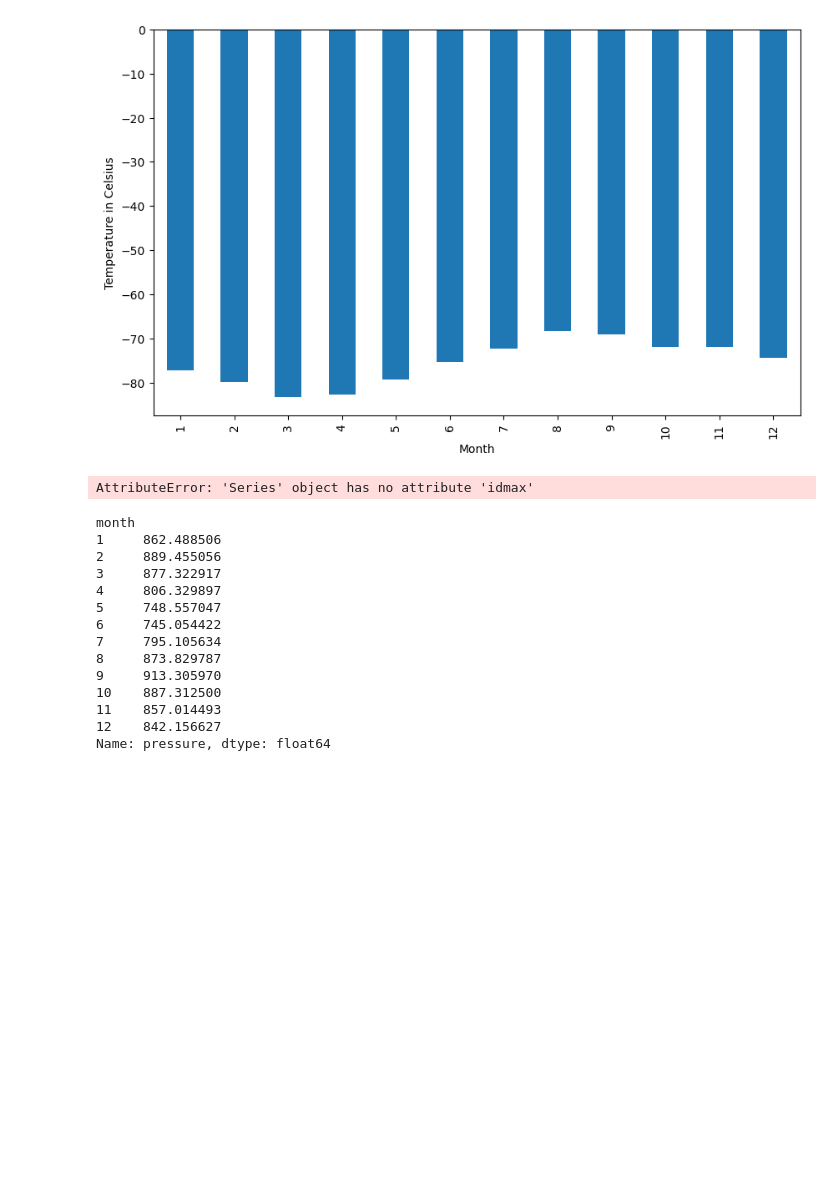
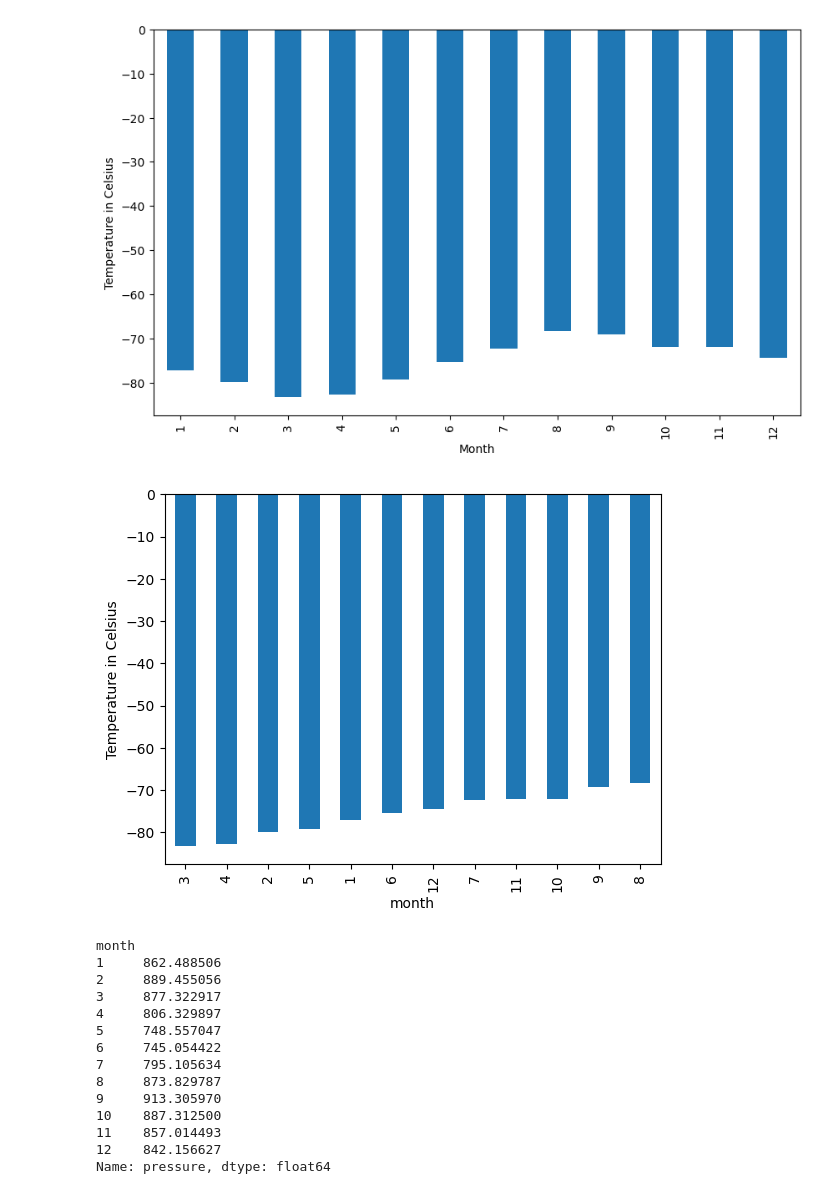
Before and after one commit to eshayden0617/beautiful-soup-challenge, a Jupyter notebook: Starter_Code/part_2_mars_weather.ipynb, the cells around one changed output. Drawn from its saved outputs; the diff is of its cells as text; code cells hidden in the pictures; blank space fills up the shorter version.

```diff
--- a/Starter_Code/part_2_mars_weather.ipynb
+++ b/Starter_Code/part_2_mars_weather.ipynb
@@ -206,10 +218,11 @@ plt.show()
 [figure]
 # %%
 # Identify the coldest and hottest months in Curiosity's location
-coldest_month = avg_temp_month
-hottest_month = avg_temp_month
+avg_temp_month.sort_values().plot(kind='bar')
+plt.ylabel('Temperature in Celsius')
+plt.show()
 # %% [output]
-AttributeError: 'Series' object has no attribute 'idmax'
+[figure, added]
 # %%
 # 4. Average pressure by Martian month
 avg_pressure_month = mars_temp_df.groupby('month')['pressure'].mean()
```
Also changed, not shown: parts of 3 cells of this notebook.
